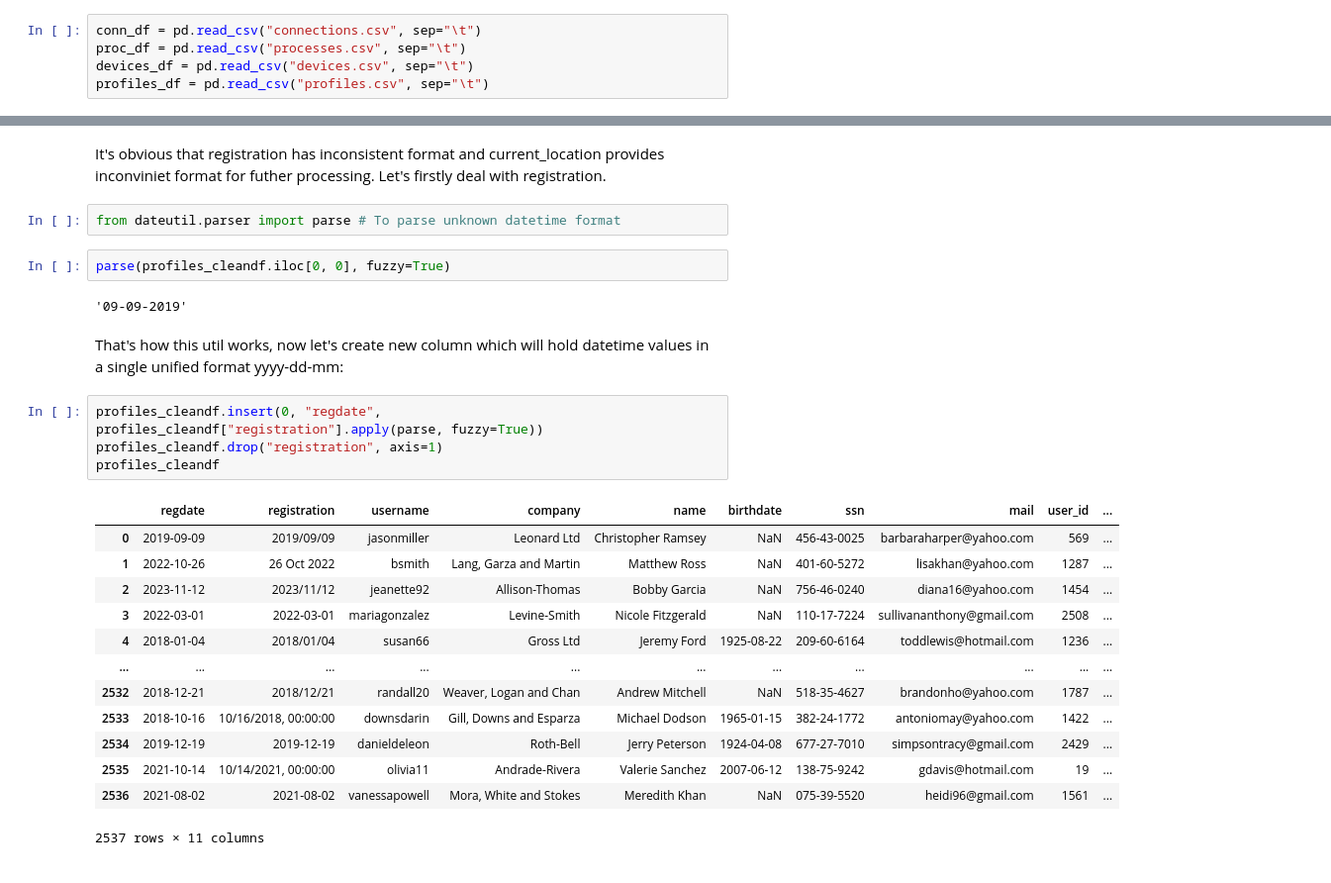
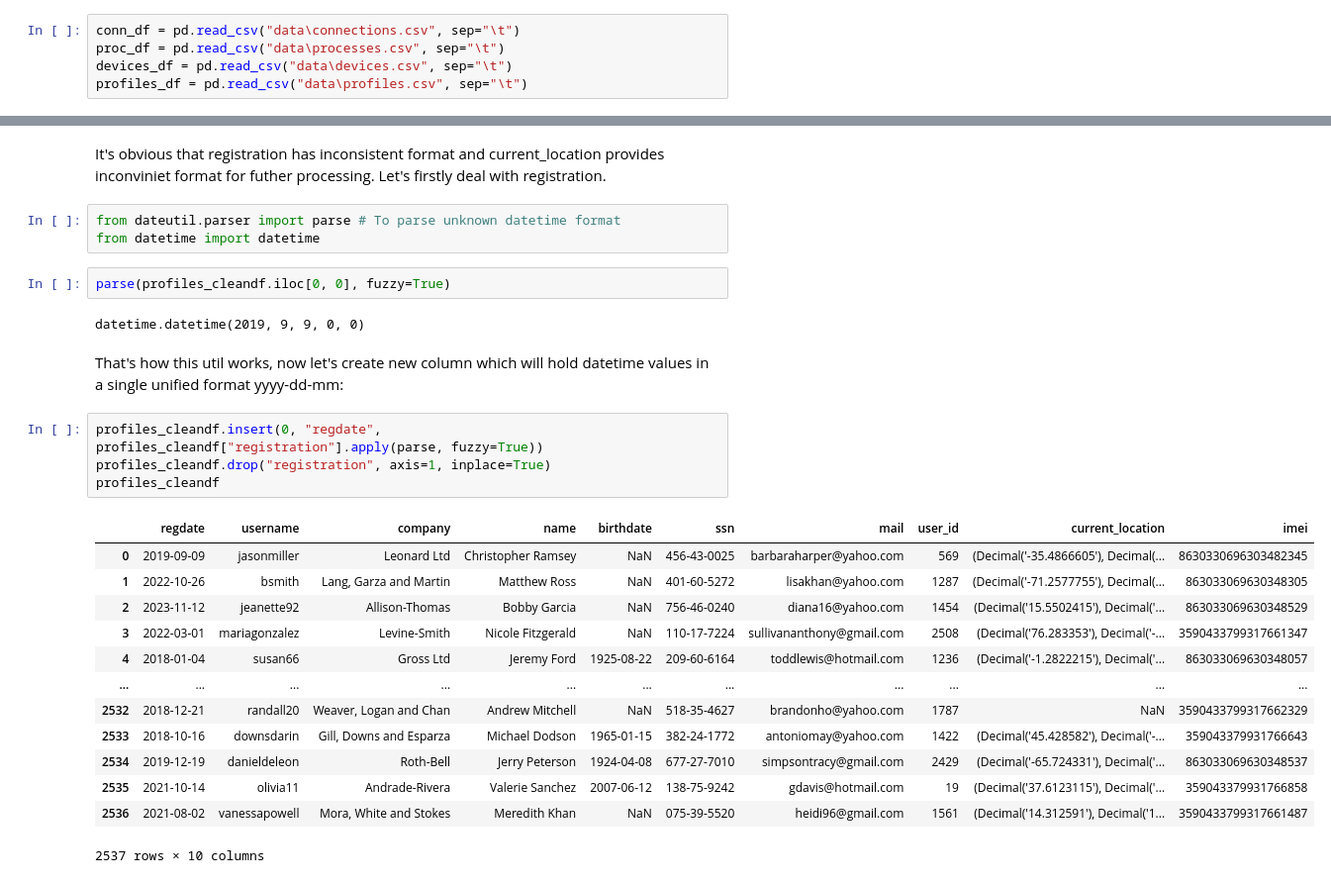
Before and after one commit to Yessirskiy/IAU-Project, a Jupyter notebook: project.ipynb, the cells around one changed output, grey strips where cells are left out. Shown: that part at 99% size. Drawn from its saved outputs; the diff is of its cells as text.

```diff
--- a/project.ipynb
+++ b/project.ipynb
@@ -11,10 +12,10 @@ from sklearn.preprocessing import LabelEncoder
 # %% [markdown]
 Reading dataframe, separator is tab
 # %%
-conn_df = pd.read_csv("connections.csv", sep="\t")
-proc_df = pd.read_csv("processes.csv", sep="\t")
-devices_df = pd.read_csv("devices.csv", sep="\t")
-profiles_df = pd.read_csv("profiles.csv", sep="\t")
+conn_df = pd.read_csv("data\connections.csv", sep="\t")
+proc_df = pd.read_csv("data\processes.csv", sep="\t")
+devices_df = pd.read_csv("data\devices.csv", sep="\t")
+profiles_df = pd.read_csv("data\profiles.csv", sep="\t")
 # %% [markdown]
 ### Size each dataframe
 # %%
@@ -463,27 +466,28 @@ profiles_cleandf.head()
 It's obvious that registration has inconsistent format and current_location provides inconviniet format for futher processing. Let's firstly deal with registration.
 # %%
 from dateutil.parser import parse # To parse unknown datetime format
+from datetime import datetime
 # %%
 parse(profiles_cleandf.iloc[0, 0], fuzzy=True)
 # %% [output]
-'09-09-2019'
+datetime.datetime(2019, 9, 9, 0, 0)
 # %% [markdown]
 That's how this util works, now let's create new column which will hold datetime values in a single unified format yyyy-dd-mm:
 # %%
 profiles_cleandf.insert(0, "regdate", profiles_cleandf["registration"].apply(parse, fuzzy=True))
-profiles_cleandf.drop("registration", axis=1)
+profiles_cleandf.drop("registration", axis=1, inplace=True)
 profiles_cleandf
 # %% [output]
-|  | regdate | registration | username | company | name | birthdate | ssn | mail | user_id | ... |
-| 0 | 2019-09-09 | 2019/09/09 | jasonmiller | Leonard Ltd | Christopher Ramsey | NaN | 456-43-0025 | barbaraharper@yahoo.com | 569 | ... |
-| 1 | 2022-10-26 | 26 Oct 2022 | bsmith | Lang, Garza and Martin | Matthew Ross | NaN | 401-60-5272 | lisakhan@yahoo.com | 1287 | ... |
-| 2 | 2023-11-12 | 2023/11/12 | jeanette92 | Allison-Thomas | Bobby Garcia | NaN | 756-46-0240 | diana16@yahoo.com | 1454 | ... |
-| 3 | 2022-03-01 | 2022-03-01 | mariagonzalez | Levine-Smith | Nicole Fitzgerald | NaN | 110-17-7224 | sullivananthony@gmail.com | 2508 | ... |
-| 4 | 2018-01-04 | 2018/01/04 | susan66 | Gross Ltd | Jeremy Ford | 1925-08-22 | 209-60-6164 | toddlewis@hotmail.com | 1236 | ... |
+|  | regdate | username | company | name | birthdate | ssn | mail | user_id | current_location | imei |
+| 0 | 2019-09-09 | jasonmiller | Leonard Ltd | Christopher Ramsey | NaN | 456-43-0025 | barbaraharper@yahoo.com | 569 | (Decimal('-35.4866605'), Decimal(... | 8630330696303482345 |
+| 1 | 2022-10-26 | bsmith | Lang, Garza and Martin | Matthew Ross | NaN | 401-60-5272 | lisakhan@yahoo.com | 1287 | (Decimal('-71.2577755'), Decimal(... | 863033069630348305 |
+| 2 | 2023-11-12 | jeanette92 | Allison-Thomas | Bobby Garcia | NaN | 756-46-0240 | diana16@yahoo.com | 1454 | (Decimal('15.5502415'), Decimal('... | 863033069630348529 |
+| 3 | 2022-03-01 | mariagonzalez | Levine-Smith | Nicole Fitzgerald | NaN | 110-17-7224 | sullivananthony@gmail.com | 2508 | (Decimal('76.283353'), Decimal('-... | 3590433799317661347 |
+| 4 | 2018-01-04 | susan66 | Gross Ltd | Jeremy Ford | 1925-08-22 | 209-60-6164 | toddlewis@hotmail.com | 1236 | (Decimal('-1.2822215'), Decimal('... | 863033069630348057 |
 | ... | ... | ... | ... | ... | ... | ... | ... | ... | ... | ... |
-| 2532 | 2018-12-21 | 2018/12/21 | randall20 | Weaver, Logan and Chan | Andrew Mitchell | NaN | 518-35-4627 | brandonho@yahoo.com | 1787 | ... |
-| 2533 | 2018-10-16 | 10/16/2018, 00:00:00 | downsdarin | Gill, Downs and Esparza | Michael Dodson | 1965-01-15 | 382-24-1772 | antoniomay@yahoo.com | 1422 | ... |
-| 2534 | 2019-12-19 | 2019-12-19 | danieldeleon | Roth-Bell | Jerry Peterson | 1924-04-08 | 677-27-7010 | simpsontracy@gmail.com | 2429 | ... |
-| 2535 | 2021-10-14 | 10/14/2021, 00:00:00 | olivia11 | Andrade-Rivera | Valerie Sanchez | 2007-06-12 | 138-75-9242 | gdavis@hotmail.com | 19 | ... |
-| 2536 | 2021-08-02 | 2021-08-02 | vanessapowell | Mora, White and Stokes | Meredith Khan | NaN | 075-39-5520 | heidi96@gmail.com | 1561 | ... |
+| 2532 | 2018-12-21 | randall20 | Weaver, Logan and Chan | Andrew Mitchell | NaN | 518-35-4627 | brandonho@yahoo.com | 1787 | NaN | 3590433799317662329 |
+| 2533 | 2018-10-16 | downsdarin | Gill, Downs and Esparza | Michael Dodson | 1965-01-15 | 382-24-1772 | antoniomay@yahoo.com | 1422 | (Decimal('45.428582'), Decimal('-... | 359043379931766643 |
+| 2534 | 2019-12-19 | danieldeleon | Roth-Bell | Jerry Peterson | 1924-04-08 | 677-27-7010 | simpsontracy@gmail.com | 2429 | (Decimal('-65.724331'), Decimal('... | 863033069630348537 |
+| 2535 | 2021-10-14 | olivia11 | Andrade-Rivera | Valerie Sanchez | 2007-06-12 | 138-75-9242 | gdavis@hotmail.com | 19 | (Decimal('37.6123115'), Decimal('... | 359043379931766858 |
+| 2536 | 2021-08-02 | vanessapowell | Mora, White and Stokes | Meredith Khan | NaN | 075-39-5520 | heidi96@gmail.com | 1561 | (Decimal('14.312591'), Decimal('1... | 3590433799317661487 |
-2537 rows × 11 columns
+2537 rows × 10 columns
```
Also changed, not shown: parts of 14 cells of this notebook.
